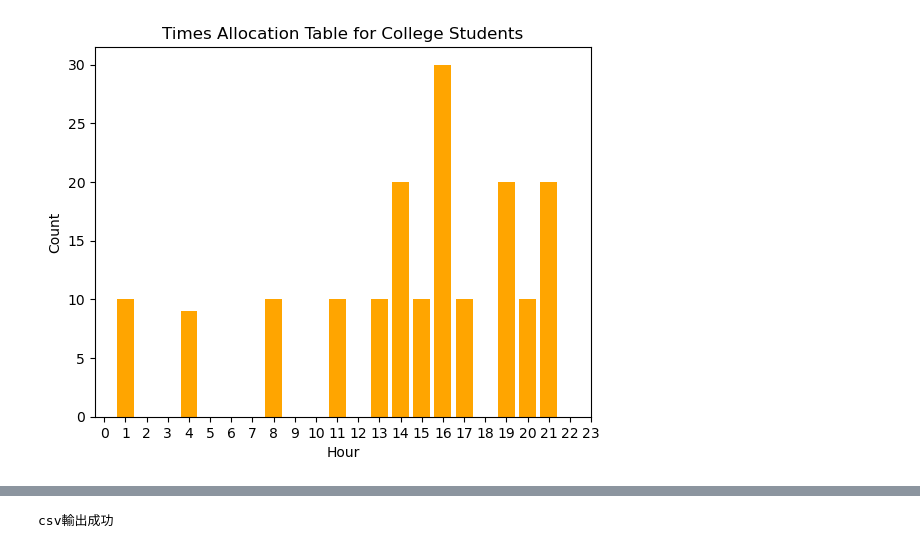
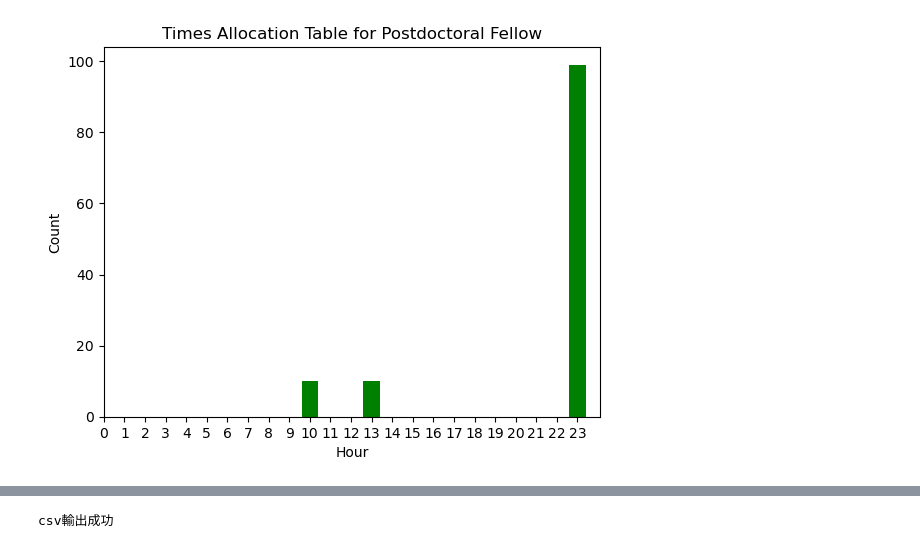
Before and after one commit to ChuanWeiSYU/PL, a Jupyter notebook: HomeWork_3/HW3_60971032H.ipynb, the cells around one changed output, grey strips where cells are left out. Cells and saved outputs as stored; diff of their text form; code cells hidden in the pictures.

```diff
--- a/HomeWork_3/HW3_60971032H.ipynb
+++ b/HomeWork_3/HW3_60971032H.ipynb
@@ -8,7 +8,7 @@ import matplotlib.pyplot as plt
 # %%
 url = 'https://www.ptt.cc/'
 #下面的網址可填入任何一個版，我是以e-shopping版、graduate版、PhD和AfterPhD版為基準
-web = requests.get('https://www.ptt.cc/bbs/e-shopping/index.html', cookies={'over18':'1'})
+web = requests.get('https://www.ptt.cc/bbs/AfterPhD/index.html', cookies={'over18':'1'})
 #第一關保險：預置Cookies作為通關密碼
 soup = BeautifulSoup(web.text, "html.parser")
 titles = soup.find_all('div', class_='title')
@@ -93,20 +84,20 @@ print(hourCounts)
 dtype: int64
 # %%
 # 繪製長條圖，可用color=''修改顏色
-plt.bar(hourCounts.index.astype(int), hourCounts.values, color='orange')
+plt.bar(hourCounts.index.astype(int), hourCounts.values, color='green')
 
 # 設置圖表標題和軸標籤
-plt.title('Times Allocation Table for College Students')
+plt.title('Times Allocation Table for Postdoctoral Fellow')
 plt.xlabel('Hour')
 plt.ylabel('Count')
 
 # 設置 X 軸刻度
 plt.xticks(range(0, 24))
 
 # 顯示圖表
 plt.show()
 # %% [output]
-[figure, old version]
+[figure, new version]
 # %%
 #純爬蟲的部分大致在上面，我將數據轉成csv與json放在下面
 hourList=[]
```
Also changed, not shown: parts of 4 cells of this notebook, 11 other files.
